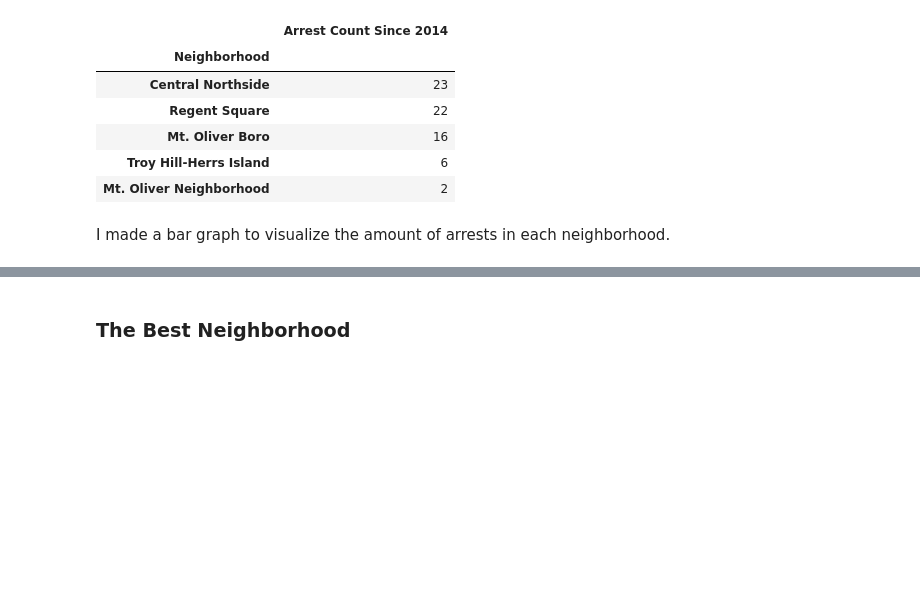
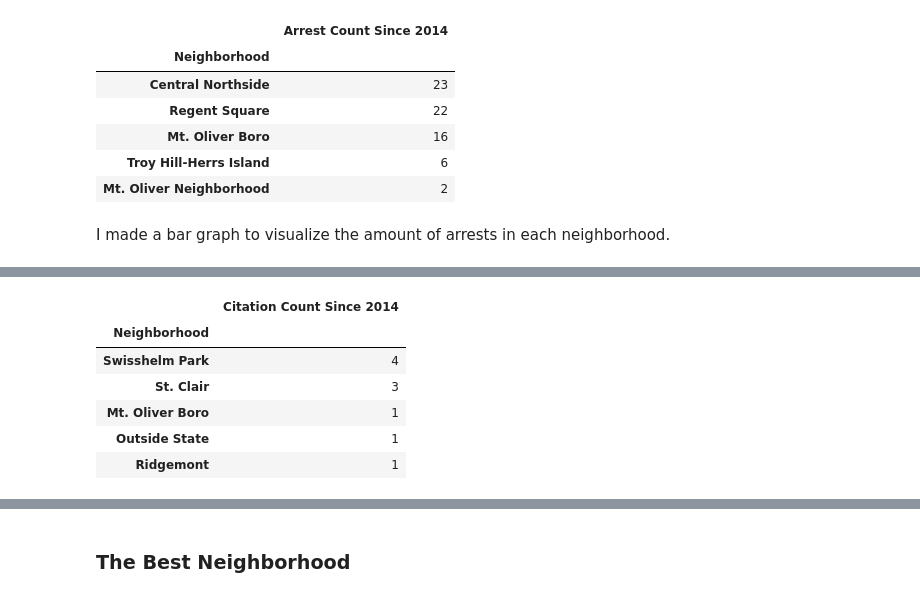
Before and after one commit to rainieracierto/FinalProject, a Jupyter notebook: FinalPresentation.ipynb, the cells around one changed output, grey strips where cells are left out. Cells and saved outputs as stored; diff of their text form; code cells hidden in the pictures; blank space fills up the shorter version.

```diff
--- a/FinalPresentation.ipynb
+++ b/FinalPresentation.ipynb
@@ -68,0 +114,10 @@ arrest_neighborhoods.plot(kind="bar", width = 0.4, figsize=(25,15))
+# %%
+citation_hood.tail()
+# %% [output]
+|  | Citation Count Since 2014 |
+| Neighborhood |  |
+| Swisshelm Park | 4 |
+| St. Clair | 3 |
+| Mt. Oliver Boro | 1 |
+| Outside State | 1 |
+| Ridgemont | 1 |
```
Also changed, not shown: parts of 7 cells of this notebook.
